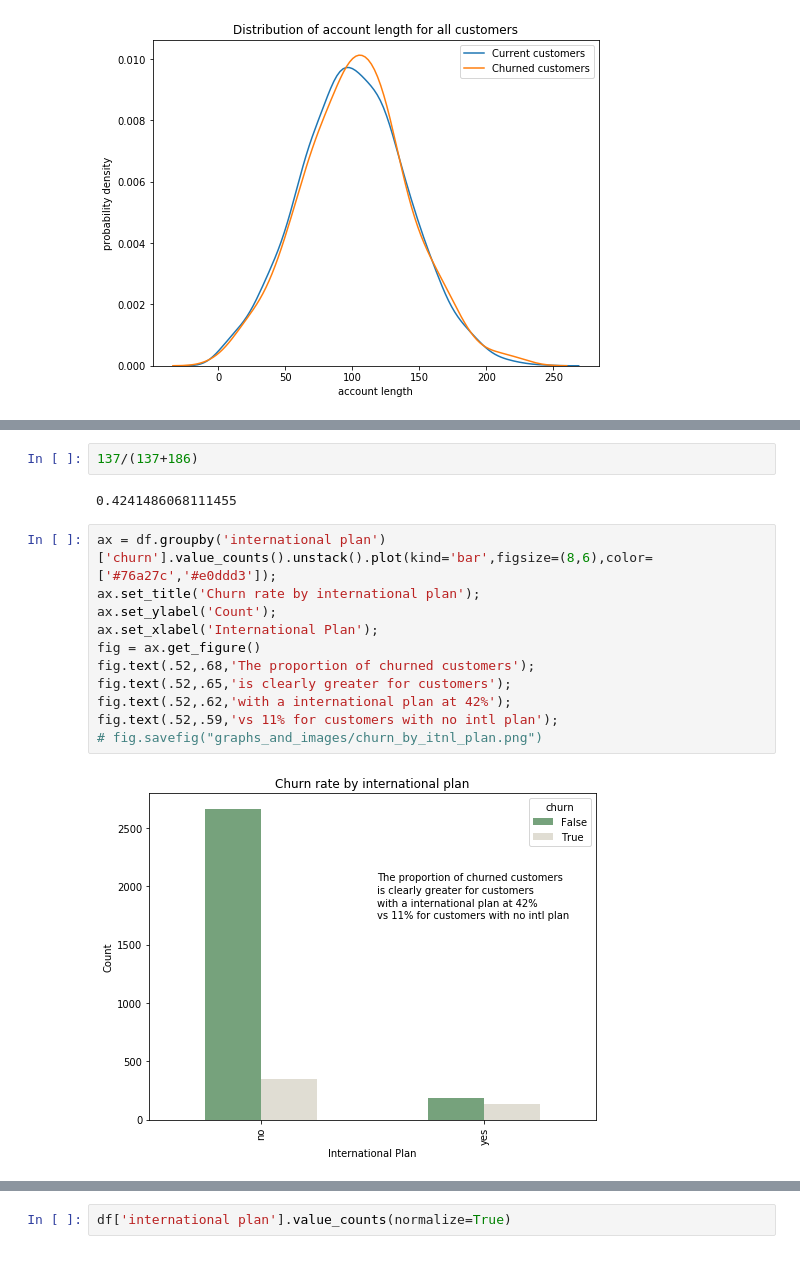
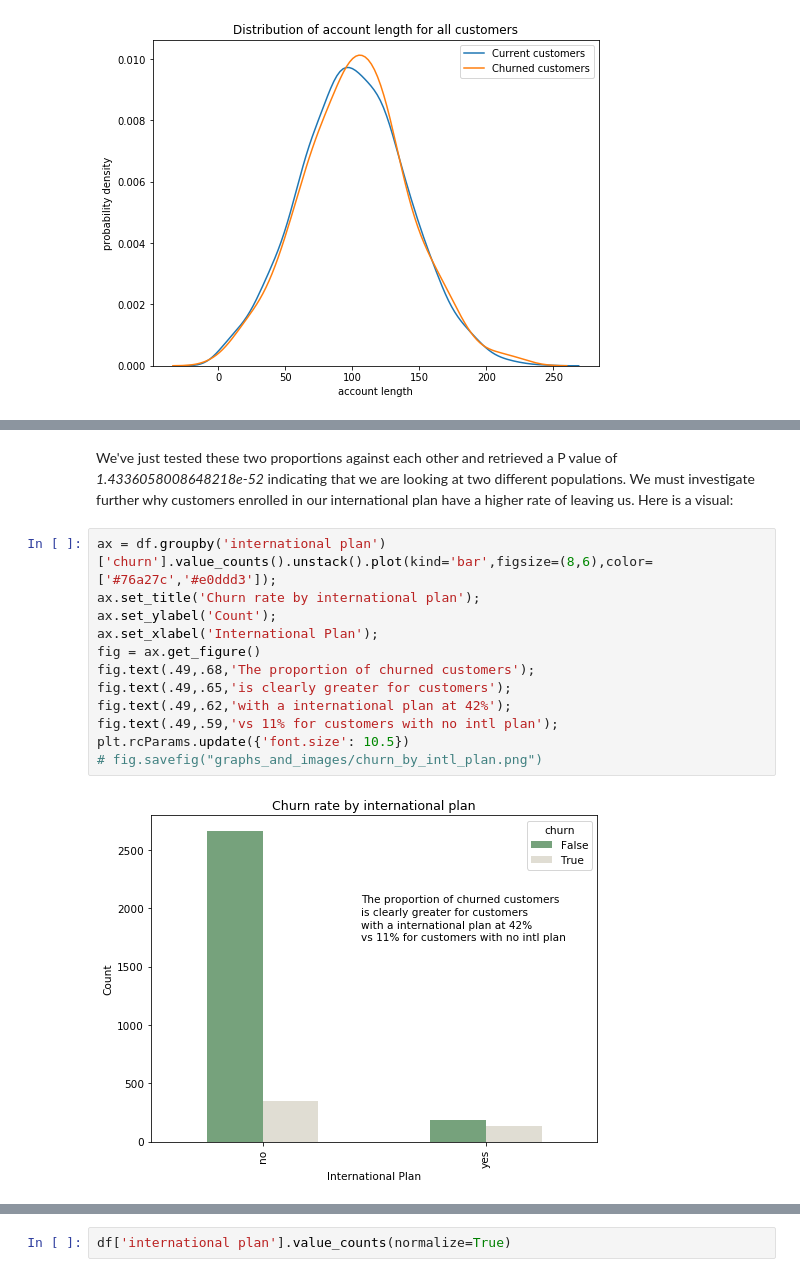
Before and after one commit to OsterMendel/mod3_project, a Jupyter notebook: EDA.ipynb, the cells around one changed output, grey strips where cells are left out. Saved outputs shown, nothing was run; the diff lists cells and outputs as text.

```diff
--- a/EDA.ipynb
+++ b/EDA.ipynb
@@ -211,17 +216,16 @@ Name: churn, dtype: float64
-# %%
-137/(137+186)
-# %% [output]
-0.4241486068111455
+# %% [markdown]
+We've just tested these two proportions against each other and retrieved a P value of _1.4336058008648218e-52_ indicating that we are looking at two different populations. We must investigate further why customers enrolled in our international plan have a higher rate of leaving us. Here is a visual:
 # %%
 ax = df.groupby('international plan')['churn'].value_counts().unstack().plot(kind='bar',figsize=(8,6),color=['#76a27c','#e0ddd3']);
 ax.set_title('Churn rate by international plan');
 ax.set_ylabel('Count');
 ax.set_xlabel('International Plan');
 fig = ax.get_figure()
-fig.text(.52,.68,'The proportion of churned customers');
-fig.text(.52,.65,'is clearly greater for customers');
-fig.text(.52,.62,'with a international plan at 42%');
-fig.text(.52,.59,'vs 11% for customers with no intl plan');
-# fig.savefig("graphs_and_images/churn_by_itnl_plan.png")
+fig.text(.49,.68,'The proportion of churned customers');
+fig.text(.49,.65,'is clearly greater for customers');
+fig.text(.49,.62,'with a international plan at 42%');
+fig.text(.49,.59,'vs 11% for customers with no intl plan');
+plt.rcParams.update({'font.size': 10.5})
+# fig.savefig("graphs_and_images/churn_by_intl_plan.png")
 # %% [output]
-[figure, old version]
+[figure, new version]
```
Also changed, not shown: parts of 14 cells of this notebook.
